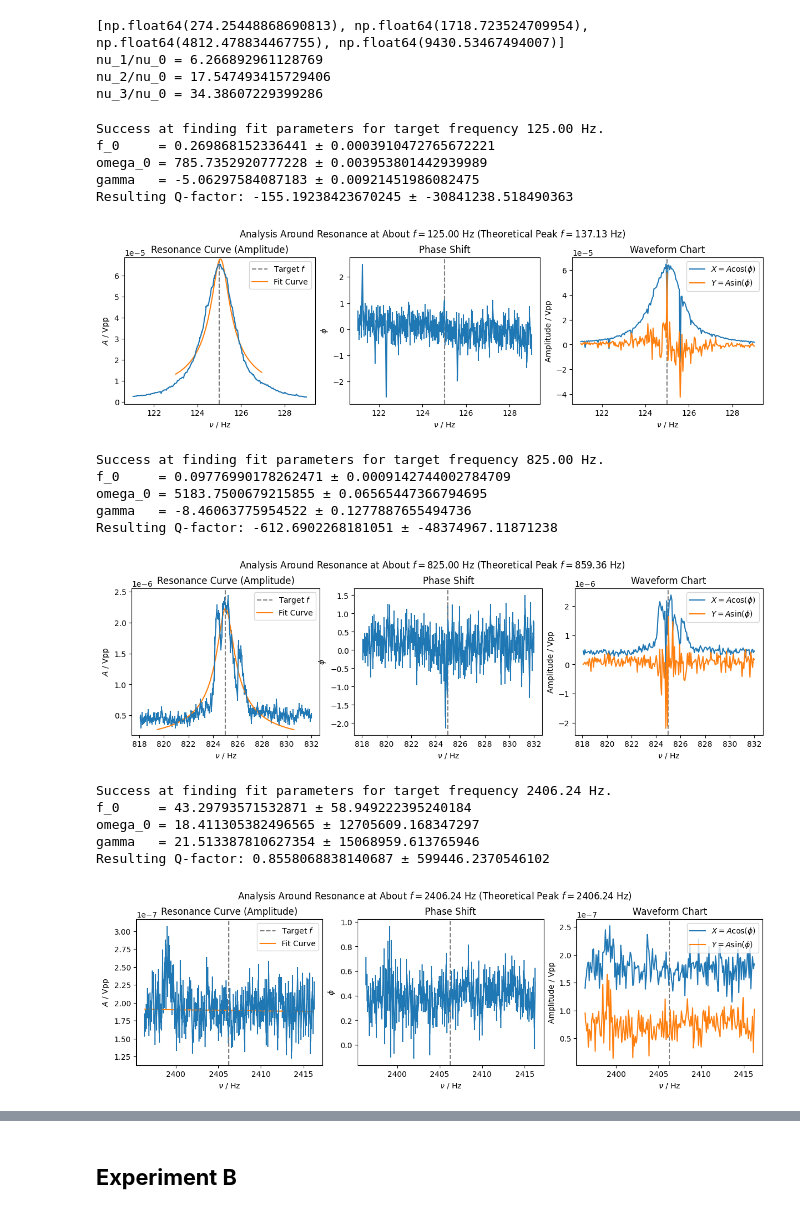
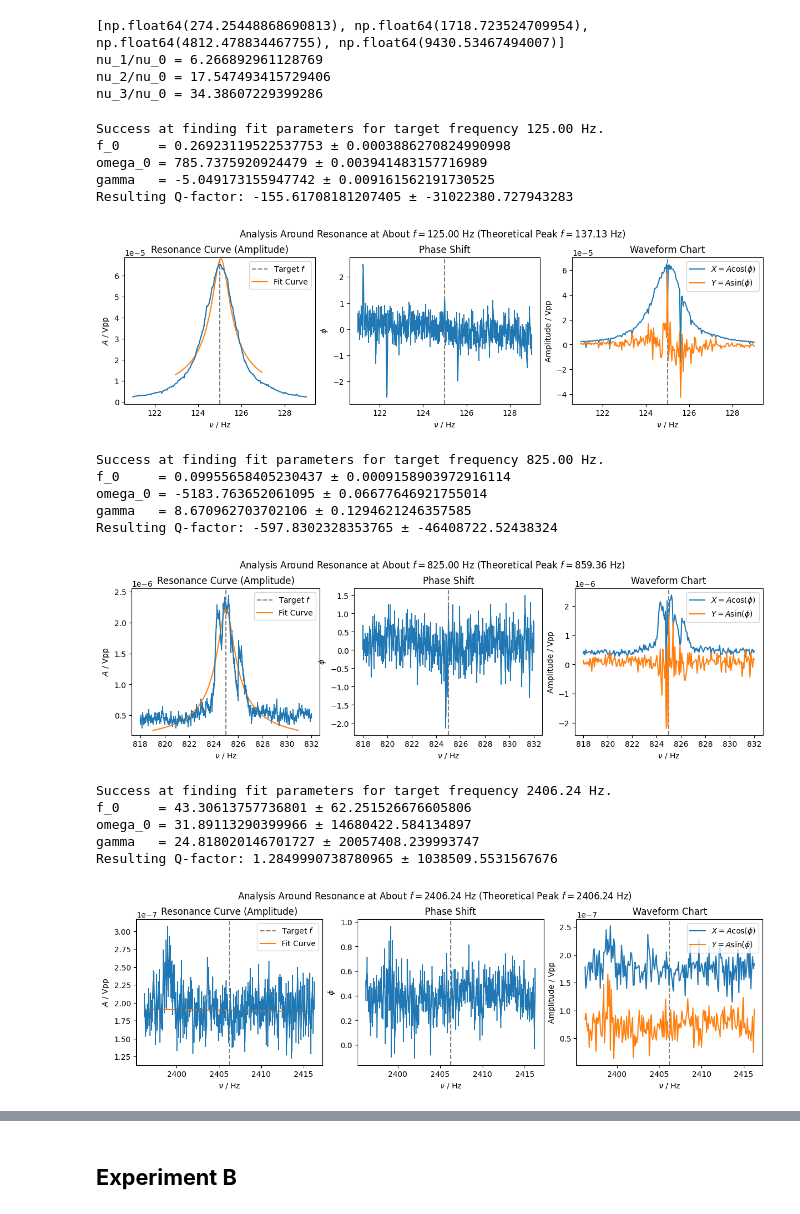
Before and after one commit to Just-Neptun/FP, a Jupyter notebook: F75 Computers and Data/Data_Analysis/analysis.ipynb, the cells around one changed output, grey strips where cells are left out. Saved outputs shown, nothing was run; the diff lists cells and outputs as text; code cells hidden in the pictures.

Commit message:
add docstrings to functions in part A add some comments

```diff
--- a/F75 Computers and Data/Data_Analysis/analysis.ipynb
+++ b/F75 Computers and Data/Data_Analysis/analysis.ipynb
@@ -57,6 +57,7 @@ nu_3/nu_0 = 34.38607229399286
 LORENTZ_FIT_PARAM_NAMES = ('f_0', 'omega_0', 'gamma')
 
 def lorentz_curve(f, f_0, omega_0, gamma):
+    '''Lorentz Resonance Curve (fit) function'''
     omega = 2 * np.pi * f
     return f_0 / np.sqrt((omega_0**2 - omega**2)**2 + gamma**2 * omega**2)
 
@@ -65,6 +66,7 @@ def phase_func(f, omega_0, gamma):
     return np.arctan(gamma * omega / (omega_0**2 - omega**2))
 
 def calc_Q_factor(params, params_err):
+    '''Calculate quality factor Q and its error from Lorentz curve fit parameters'''
     omega_0 = params[1]
     gamma = params[2]
     omega_0_err = params_err[1]
@@ -76,6 +78,7 @@ def calc_Q_factor(params, params_err):
 import ast
 
 def fit_analysis_lorentz(ax, freq, A, A_err, p0):
+    '''Fit Lorentz curve to given data and plot on given axes `ax`'''
     params, pcov = curve_fit(
         lorentz_curve,
         freq,
@@ -92,19 +95,22 @@ def fit_analysis_lorentz(ax, freq, A, A_err, p0):
     return params, params_err
 
 def read_metadata(loc):
+    '''Safely reads first line of file as a python dict containing metadata for the data in the .txt'''
     with open(loc, "r") as file:
         return ast.literal_eval(file.readline())
 
 def plot_target_freq(ax, target_freq: float, target_freq_name, height=10):
+    '''Plots a vertical line at `target_freq`.'''
     axes = ax.axis()
     ax.vlines(target_freq, -height, height, colors="tab:grey", linestyles="--", label=target_freq_name)
     ax.axis(axes)
 
-def read_exp_file(loc):
+def read_exp_file(loc, skip_data_rows=0):
+    '''Reads a .txt file at given location. Returns tuple of (tuple of columns) and the metadata dict.'''
     freq, A, A_err, phi, phi_err = np.loadtxt(
         loc,
         delimiter=",",
-        skiprows=2,
+        skiprows=2+skip_data_rows,
         unpack=True
     )
     metadata = read_metadata(loc)
@@ -112,7 +118,7 @@ def read_exp_file(loc):
 
 def plot_freq_spectrum(fig, axs, data):
     (freq, A, A_err, phi, phi_err) = data
-    freq, A, A_err, phi, phi_err = freq[1:], A[1:], A_err[1:], phi[1:], phi_err[1:]
+    # freq, A, A_err, phi, phi_err = freq[1:], A[1:], A_err[1:], phi[1:], phi_err[1:]
     X = A * np.cos(phi)
     Y = A * np.sin(phi)
 
@@ -148,16 +154,15 @@ p0s = [
 ]
 fit_limss = [
     (50, -50),
-    (20, -20),
+    (15, -15),
     (0, -1),
 ]
 
 expA_fitparam_results: list[dict] = [{}] * len(locs)
 
 for i, (loc, p0, fit_lims) in enumerate(zip(locs, p0s, fit_limss)):
-    data, metadata = read_exp_file(loc)
+    data, metadata = read_exp_file(loc, 0)
     (freq, A, A_err, phi, phi_err) = data
-    freq, A, A_err, phi, phi_err = freq[1:], A[1:], A_err[1:], phi[1:], phi_err[1:]
     target_freq = metadata["target_freq"]
     theo_target_freq = metadata["theoretical_target_freq"]
 
@@ -167,52 +172,55 @@ for i, (loc, p0, fit_lims) in enumerate(zip(locs, p0s, fit_limss)):
         plot_target_freq(ax, target_freq, 'Target $ f $')
 
     result_dict = {'target_freq': target_freq, 'theo_target_freq': theo_target_freq}
+    # try to fit Lorentz curve
+    # if not possible, catch error and continue
     try:
         params, params_err = fit_analysis_lorentz(
             axs[0],
             freq[fit_lims[0]:fit_lims[1]],
             A[fit_lims[0]:fit_lims[1]],
             A_err[fit_lims[0]:fit_lims[1]],
             p0
         )
         print(f"Success at finding fit parameters for target frequency {target_freq:.2f} Hz.")
         for param_name, param, param_err in zip(LORENTZ_FIT_PARAM_NAMES, params, params_err):
             result_dict[param_name] = param
             result_dict[param_name + '_err'] = param_err
             print(f'{param_name:<7} = {param} ± {param_err}')
         Q, Q_err = calc_Q_factor(params, params_err)
         result_dict['fit_Q_factor'] = Q
         result_dict['fit_Q_err'] = Q_err
         print(f'Resulting Q-factor: {Q} ± {Q_err}')
         result_dict['params_list'] = params
         result_dict['params_err_list'] = params_err
     except RuntimeError as r_e:
         print(f"Finding fit parameters was not possible for target frequency {target_freq:.2f} Hz.")
 
+    # append results to list (for later making into a pandas df)
     expA_fitparam_results[i] = result_dict
 
     axs[0].legend()
     fig.suptitle(f"Analysis Around Resonance at About $ f = {target_freq:.2f}$ Hz (Theoretical Peak $ f = {theo_target_freq:.2f} $ Hz)")
     plt.show()
 # %% [output]
 Success at finding fit parameters for target frequency 125.00 Hz.
-f_0     = 0.269868152336441 ± 0.0003910472765672221
-omega_0 = 785.7352920777228 ± 0.003953801442939989
-gamma   = -5.06297584087183 ± 0.00921451986082475
-Resulting Q-factor: -155.19238423670245 ± -30841238.518490363
+f_0     = 0.26923119522537753 ± 0.0003886270824990998
+omega_0 = 785.7375920924479 ± 0.003941483157716989
+gamma   = -5.049173155947742 ± 0.009161562191730525
+Resulting Q-factor: -155.61708181207405 ± -31022380.727943283
-[figure, old version]
+[figure, new version]
 Success at finding fit parameters for target frequency 825.00 Hz.
-f_0     = 0.09776990178262471 ± 0.0009142744002784709
-omega_0 = 5183.7500679215855 ± 0.06565447366794695
-gamma   = -8.46063775954522 ± 0.1277887655494736
-Resulting Q-factor: -612.6902268181051 ± -48374967.11871238
+f_0     = 0.09955658405230437 ± 0.0009158903972916114
+omega_0 = -5183.763652061095 ± 0.06677646921755014
+gamma   = 8.670962703702106 ± 0.1294621246357585
+Resulting Q-factor: -597.8302328353765 ± -46408722.52438324
-[figure, old version]
+[figure, new version]
 Success at finding fit parameters for target frequency 2406.24 Hz.
-f_0     = 43.29793571532871 ± 58.949222395240184
-omega_0 = 18.411305382496565 ± 12705609.168347297
-gamma   = 21.513387810627354 ± 15068959.613765946
-Resulting Q-factor: 0.8558068838140687 ± 599446.2370546102
+f_0     = 43.30613757736801 ± 62.251526676605806
+omega_0 = 31.89113290399966 ± 14680422.584134897
+gamma   = 24.818020146701727 ± 20057408.239993747
+Resulting Q-factor: 1.2849990738780965 ± 1038509.5531567676
-[figure, old version]
+[figure, new version]
 # %%
 from scipy.stats import chi2
 
```
Also changed, not shown: parts of 3 cells of this notebook.
